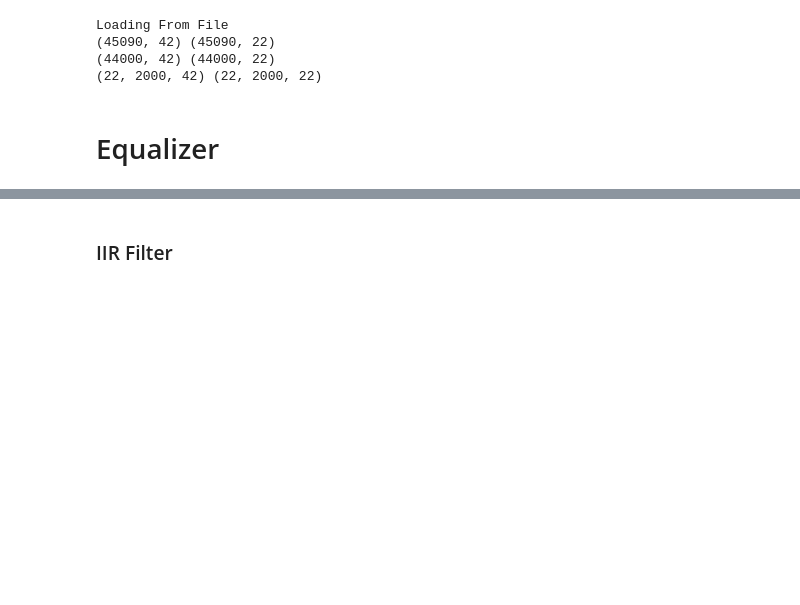
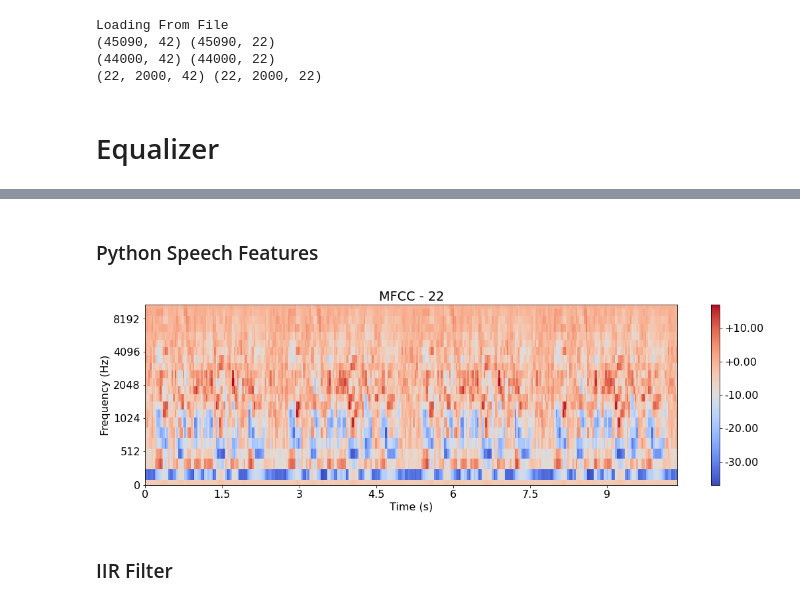
Before and after one commit to abish7643/Speech-Enhancement-Model, a Jupyter notebook: Prototyping/Generate Dataset.ipynb, the cells around one changed output, grey strips where cells are left out. Saved outputs shown, nothing was run; the diff lists cells and outputs as text; code cells hidden in the pictures; blank space fills up the shorter version.

```diff
--- a/Prototyping/Generate Dataset.ipynb
+++ b/Prototyping/Generate Dataset.ipynb
@@ -360,3 +354,20 @@ gains = gains.transpose()
+# %% [markdown]
+### Python Speech Features
+# %%
+import python_speech_features
+# gains_psf, _ = python_speech_features.fbank(noisy_speech,
+#                                           samplerate=16000, nfilt=22,
+#                                           winlen=0.032,winstep=0.032, nfft=1024)
+# gains_psf = gains_psf.T
+# plot_feature(gains_psf, title="Gains")
+
+mfcc_psf = python_speech_features.mfcc(signal=noisy_speech, samplerate=16000, numcep=22,
+                                       nfilt=22, winlen=0.032, winstep=0.032, nfft=1024)
+mfcc_psf = mfcc_psf.T
+
+plot_feature(mfcc_psf, title="MFCC")
+# %% [output]
+[figure, added]
 # %% [markdown]
 ### IIR Filter
 # %%
```
Also changed, not shown: parts of 2 cells of this notebook, 3 other files.
